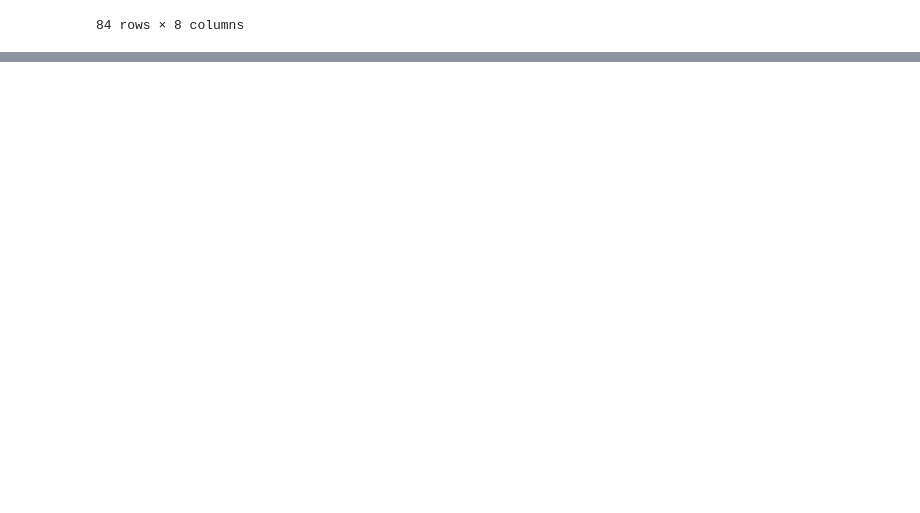
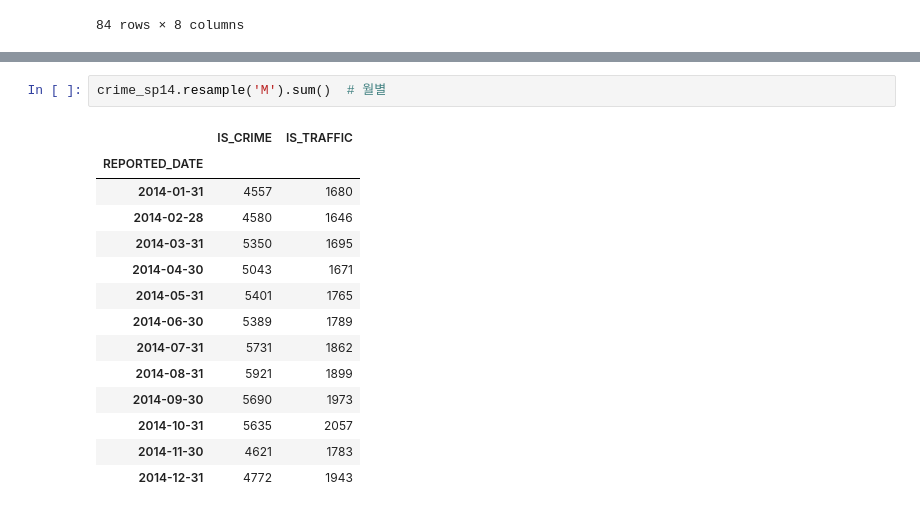
Before and after one commit to ChaelinL/DataAnalysis_Study, a Jupyter notebook: 이채린07_0521_복습.ipynb, the cells around one changed output, grey strips where cells are left out. Cells and saved outputs as stored; diff of their text form; blank space fills up the shorter version.

```diff
--- a/이채린07_0521_복습.ipynb
+++ b/이채린07_0521_복습.ipynb
@@ -290,0 +340,17 @@ crime_dt14.at_time('16:49')
+# %%
+crime_sp14.resample('M').sum()  # 월별
+# %% [output]
+|  | IS_CRIME | IS_TRAFFIC |
+| REPORTED_DATE |  |  |
+| 2014-01-31 | 4557 | 1680 |
+| 2014-02-28 | 4580 | 1646 |
+| 2014-03-31 | 5350 | 1695 |
+| 2014-04-30 | 5043 | 1671 |
+| 2014-05-31 | 5401 | 1765 |
+| 2014-06-30 | 5389 | 1789 |
+| 2014-07-31 | 5731 | 1862 |
+| 2014-08-31 | 5921 | 1899 |
+| 2014-09-30 | 5690 | 1973 |
+| 2014-10-31 | 5635 | 2057 |
+| 2014-11-30 | 4621 | 1783 |
+| 2014-12-31 | 4772 | 1943 |
```
Also changed, not shown: parts of 13 cells of this notebook.
